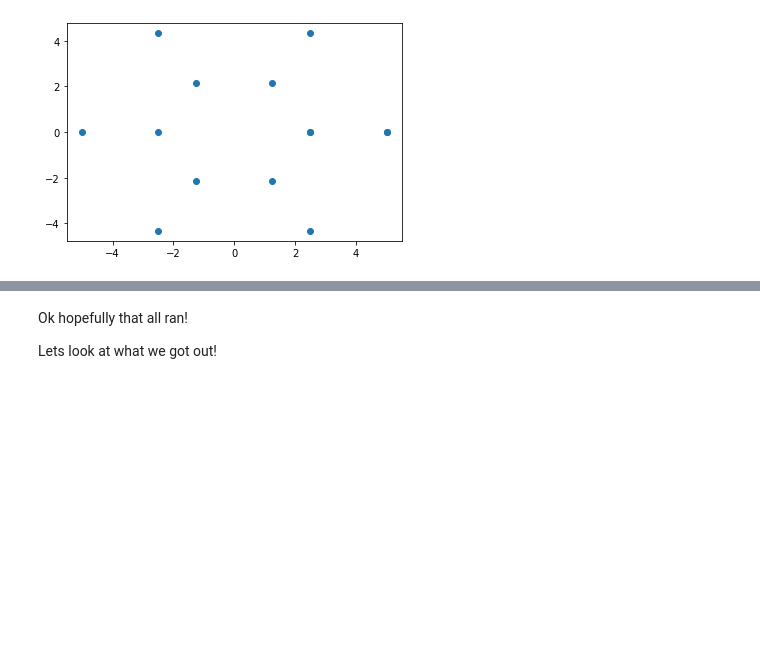
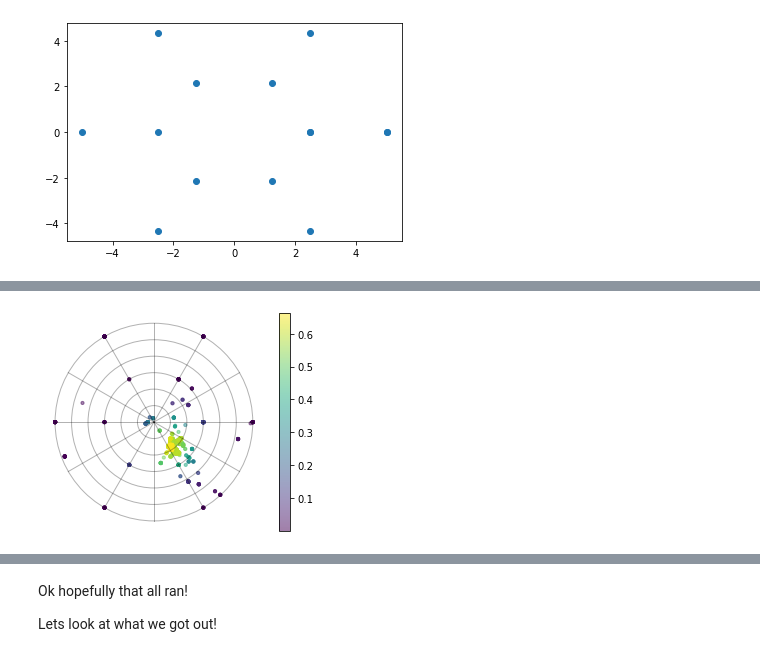
Before and after one commit to mdaghlian/prfpy_bayes, a Jupyter notebook: example_MICRO.ipynb, the cells around one changed output, grey strips where cells are left out. Cells and saved outputs as stored; diff of their text form; code cells hidden in the pictures; blank space fills up the shorter version.

```diff
--- a/example_MICRO.ipynb
+++ b/example_MICRO.ipynb
@@ -200,0 +227,32 @@ include rsq = True
+# %%
+from prfpy_bayes.micro_probe import *
+# *************************************************************
+
+time_start = datetime.now()
+bprf2 = MicroProbe(
+    prfpy_model = prfpy_model,  # prfpy model objects
+    real_ts = psc_runs,         # time series (data)
+    bounds = [-5,5],            # bounds for x,y
+    tiny_prf_size = 0.01,       # tiny prf size
+)
+# Same again but wiht multiprocessing
+import multiprocessing
+
+time_start = datetime.now()
+with multiprocessing.Pool(14) as pool:
+    prfpy_global_model.set_model(prfpy_model)
+    bprf2.run_mcmc_fit(
+        idx=0,                      # Index of the vertex times series to fit
+        n_walkers=len(walkers),     # Number of walkers (i.e., starting points)
+        walkers=walkers,            # Starting points
+        n_steps=250,                # How many steps to takes
+        kwargs_sampler={
+            'moves':emcee.moves.DESnookerMove(),
+            },  # Arguments for the sampler
+        kwargs_run = {'skip_initial_state_check':True},
+        pool=pool,
+    )
+
+t2 = datetime.now()-time_start
+print(f"Single process: {t1}")
+print(f"Multi process: {t2}")
@@ -200,0 +266,8 @@ include rsq = True
+# %%
+bprf2.sampler[0].visual_field(
+    dot_col='rsq',
+    th={},
+    dot_size=10,
+)
+# %% [output]
+[figure, added]
```
Also changed, not shown: parts of 10 cells of this notebook, 14 other files.
